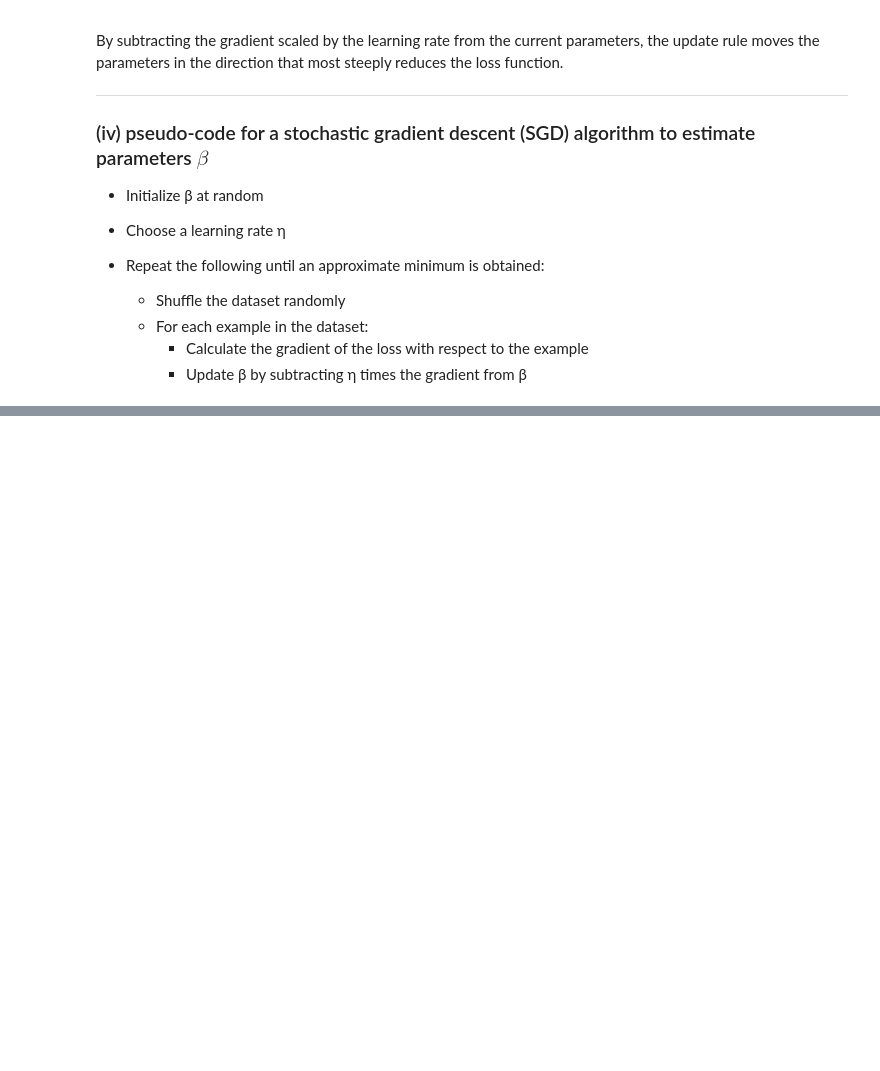
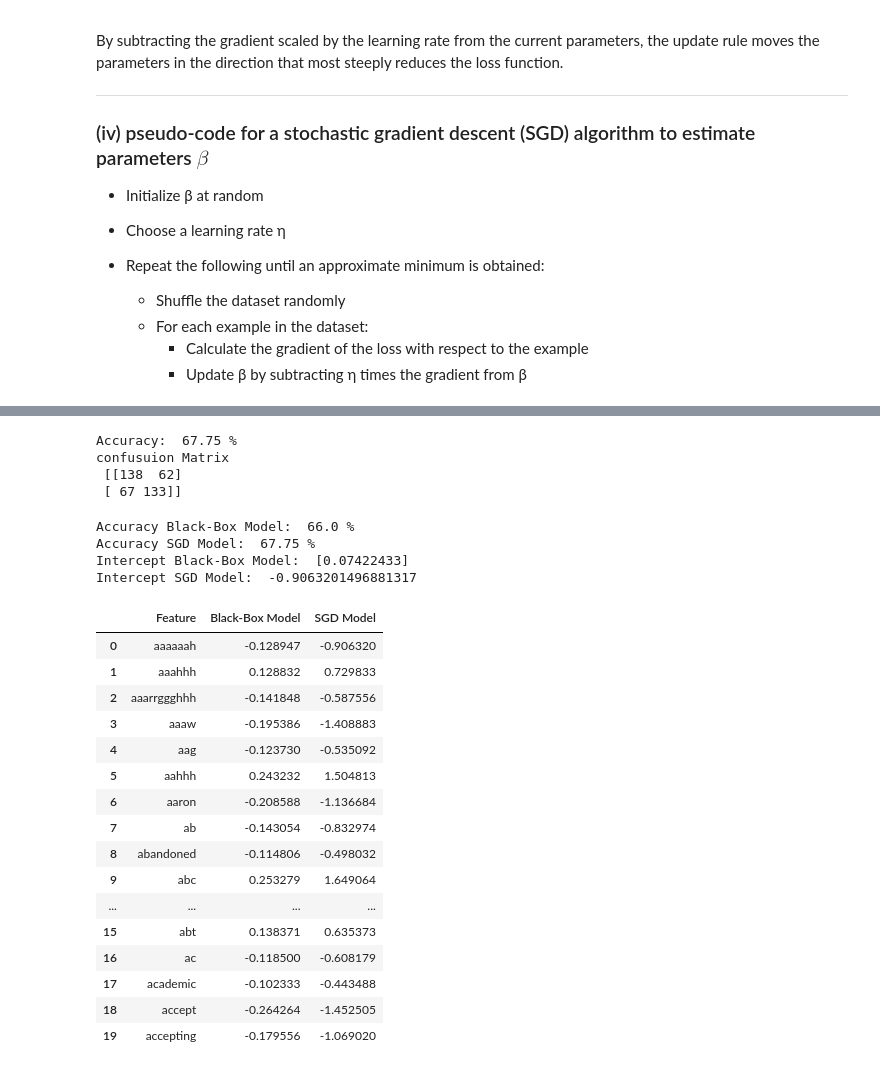
Before and after one commit to krishangupta33/Optimization-for-Data-Science, a Jupyter notebook: HW4/HW4.ipynb, the cells around one changed output, grey strips where cells are left out. Cells and saved outputs as stored; diff of their text form; code cells hidden in the pictures; blank space fills up the shorter version.

Commit message:
MAthematical Implementation of Logistic Regression

```diff
--- a/HW4/HW4.ipynb
+++ b/HW4/HW4.ipynb
@@ -73,0 +150,4 @@ By subtracting the gradient scaled by the learning rate from the current paramet
+# %%
+#read the data
+df = pd.read_csv('tweets_2000.csv')
+df.head()
@@ -73,0 +339,15 @@ By subtracting the gradient scaled by the learning rate from the current paramet
+# %%
+#Logistic Regression
+# Create a logistic regression model
+model = LogisticRegression()
+# Fit the model
+model.fit(X_train, y_train)
+# Predict the test data
+y_pred = model.predict(X_test)
+
+# Model Evaluation
+# Confusion matrix
+print('confusuion Matrix\n',confusion_matrix(y_test, y_pred))
+print('\n-----------------------------------------------------\n')
+# Accuracy score
+print('Accuracy: ',accuracy_score(y_test, y_pred)*100,'%')
@@ -73,0 +408,51 @@ By subtracting the gradient scaled by the learning rate from the current paramet
+# %%
+# Model accuracy
+print('Accuracy: ',accuracy_score(y_test, y_pred2)*100,'%')
+
+# Confusion matrix
+print('confusuion Matrix\n',confusion_matrix(y_test, y_pred2))
+# %% [output]
+Accuracy:  67.75 %
+confusuion Matrix
+ [[138  62]
+ [ 67 133]]
+# %%
+#compare the two models
+print('Accuracy Black-Box Model: ',accuracy_score(y_test, y_pred)*100,'%')
+print('Accuracy SGD Model: ',accuracy_score(y_test, y_pred2)*100,'%')
+
+#print the intercepts
+print('Intercept Black-Box Model: ',model.intercept_)
+print('Intercept SGD Model: ',coefficients[0])
+
+#make a df for the coefficients for black-box model and SGD model
+coefficients_df = pd.DataFrame({'Feature': X_train.columns, 'Black-Box Model': model.coef_[0], 'SGD Model': coefficients})
+
+
+#display all columns
+pd.set_option('display.max_rows', None)
+#show head and tail of the coefficients_df
+
+coefficients_df.head(20)
+# %% [output]
+Accuracy Black-Box Model:  66.0 %
+Accuracy SGD Model:  67.75 %
+Intercept Black-Box Model:  [0.07422433]
+Intercept SGD Model:  -0.9063201496881317
+|  | Feature | Black-Box Model | SGD Model |
+| 0 | aaaaaah | -0.128947 | -0.906320 |
+| 1 | aaahhh | 0.128832 | 0.729833 |
+| 2 | aaarrggghhh | -0.141848 | -0.587556 |
+| 3 | aaaw | -0.195386 | -1.408883 |
+| 4 | aag | -0.123730 | -0.535092 |
+| 5 | aahhh | 0.243232 | 1.504813 |
+| 6 | aaron | -0.208588 | -1.136684 |
+| 7 | ab | -0.143054 | -0.832974 |
+| 8 | abandoned | -0.114806 | -0.498032 |
+| 9 | abc | 0.253279 | 1.649064 |
+| ... | ... | ... | ... |
+| 15 | abt | 0.138371 | 0.635373 |
+| 16 | ac | -0.118500 | -0.608179 |
+| 17 | academic | -0.102333 | -0.443488 |
+| 18 | accept | -0.264264 | -1.452505 |
+| 19 | accepting | -0.179556 | -1.069020 |
```
Also changed, not shown: parts of 25 cells of this notebook, 3 other files.
